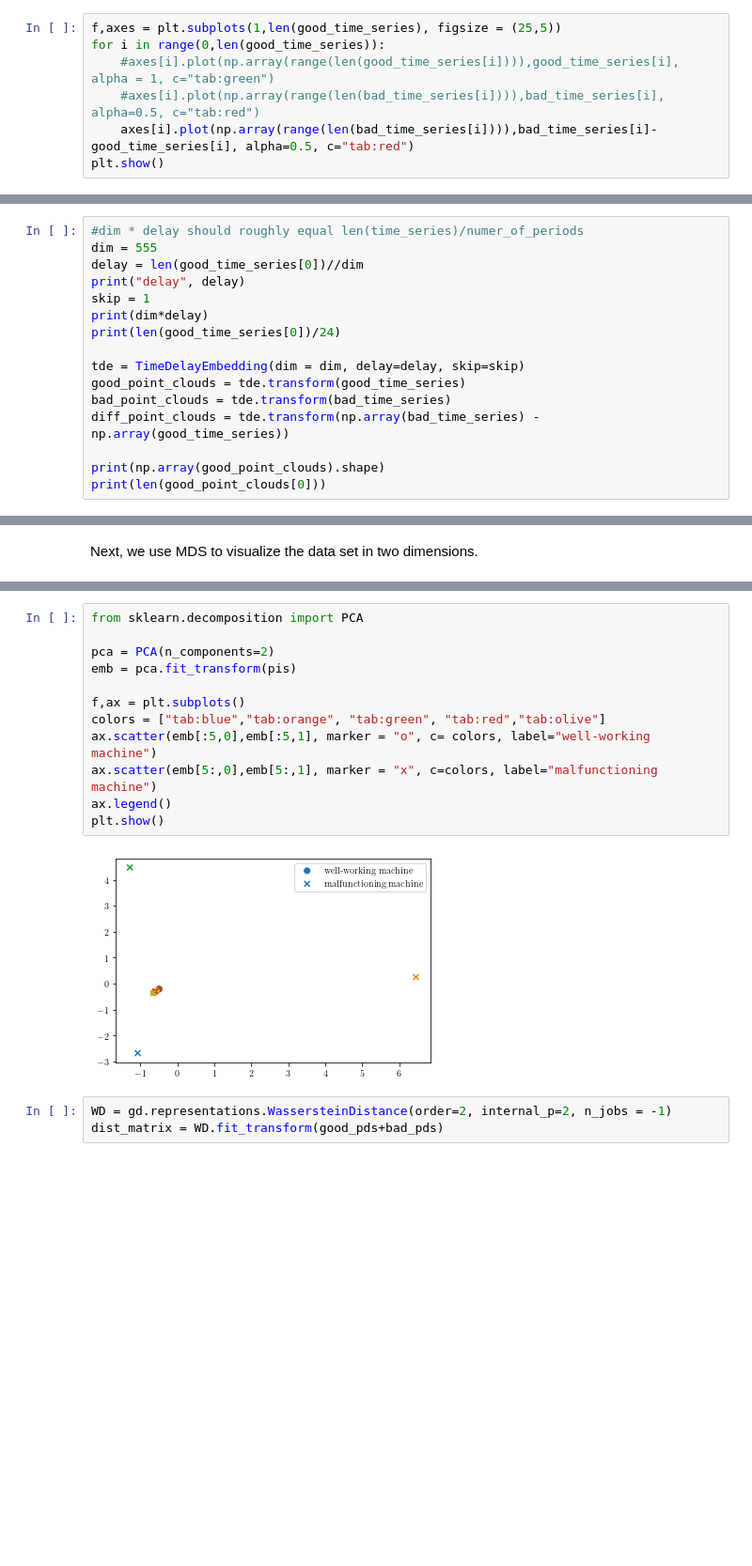
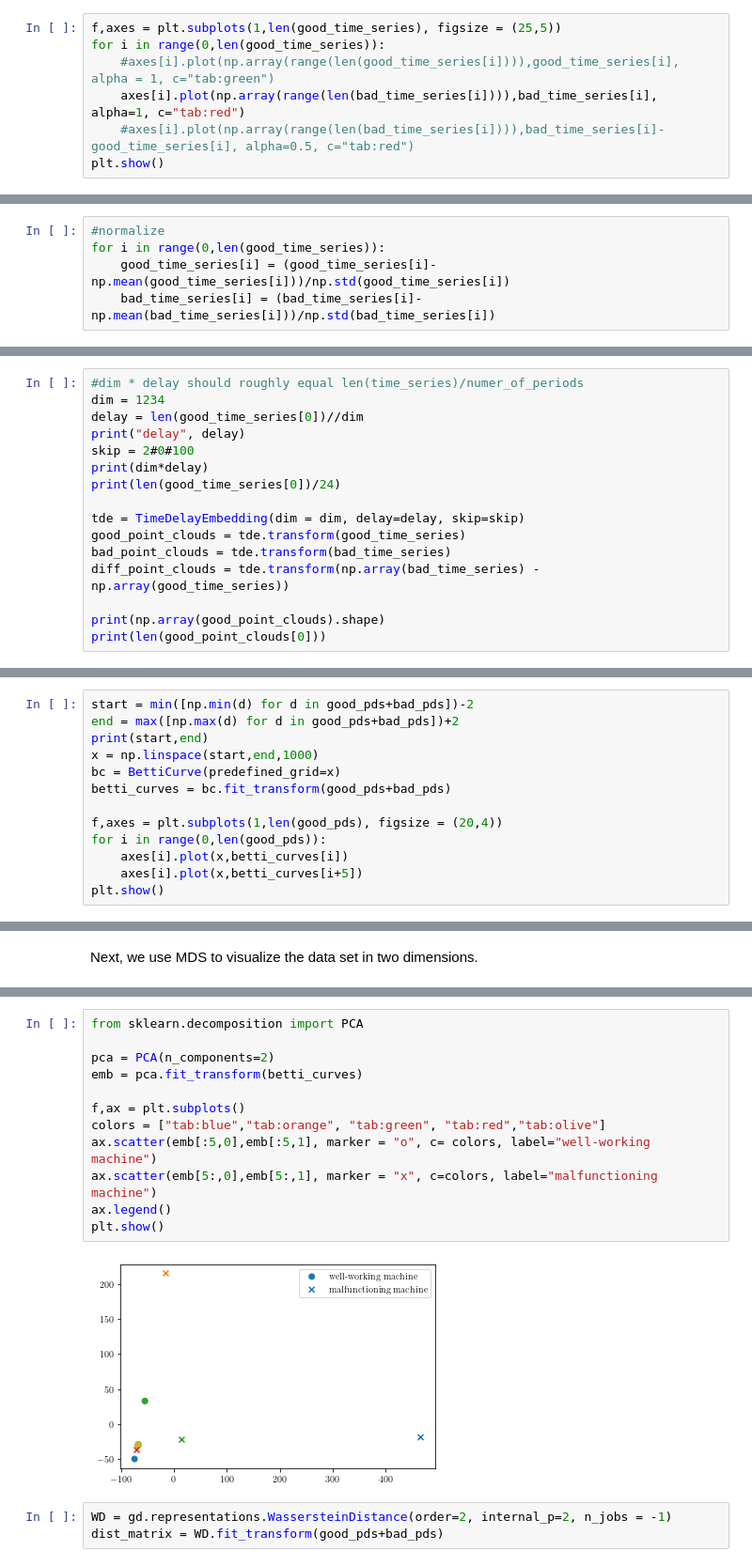
Before and after one commit to nihell/MachineSignalProcessing, a Jupyter notebook: FirstLook.ipynb, the cells around one changed output, grey strips where cells are left out. Shown: that part at 94% size. Drawn from its saved outputs; the diff is of its cells as text; blank space fills up the shorter version.

```diff
--- a/FirstLook.ipynb
+++ b/FirstLook.ipynb
@@ -42,7 +43,7 @@ Let us plot the time series
 f,axes = plt.subplots(1,len(good_time_series), figsize = (25,5))
 for i in range(0,len(good_time_series)):
     #axes[i].plot(np.array(range(len(good_time_series[i]))),good_time_series[i], alpha = 1, c="tab:green")
-    #axes[i].plot(np.array(range(len(bad_time_series[i]))),bad_time_series[i], alpha=0.5, c="tab:red")
-    axes[i].plot(np.array(range(len(bad_time_series[i]))),bad_time_series[i]-good_time_series[i], alpha=0.5, c="tab:red")
+    axes[i].plot(np.array(range(len(bad_time_series[i]))),bad_time_series[i], alpha=1, c="tab:red")
+    #axes[i].plot(np.array(range(len(bad_time_series[i]))),bad_time_series[i]-good_time_series[i], alpha=0.5, c="tab:red")
 plt.show()
 # %% [output]
@@ -50,3 +51,8 @@ plt.show()
+# %%
+#normalize
+for i in range(0,len(good_time_series)):
+    good_time_series[i] = (good_time_series[i]-np.mean(good_time_series[i]))/np.std(good_time_series[i])
+    bad_time_series[i] = (bad_time_series[i]-np.mean(bad_time_series[i]))/np.std(bad_time_series[i])
 # %% [markdown]
 Now we use time delay embedding, mapping a time series valued in $\mathbb{R}$ to a point cloud in $\mathbb{R}^4$.
 The parameters are determined by trial and error.
@@ -54,10 +60,10 @@ Concretely, using $dim =4, delay = 5, skip = 6$, we map the sequence
 $$(x_1, x_2, x_3, x_4, x_5, x_6, \ldots)\mapsto ((x_1, x_6, x_{11}, x_{16}), (x_7,x_{12}, x_{17},x_{22}),(x_{13},x_{18},x_{23},x_{28})).$$
 # %%
 #dim * delay should roughly equal len(time_series)/numer_of_periods
-dim = 555
+dim = 1234
 delay = len(good_time_series[0])//dim
 print("delay", delay)
-skip = 1
+skip = 2#0#100
 print(dim*delay)
 print(len(good_time_series[0])/24)
 
@@ -118,0 +125,13 @@ plt.show()
+# %%
+start = min([np.min(d) for d in good_pds+bad_pds])-2
+end = max([np.max(d) for d in good_pds+bad_pds])+2
+print(start,end)
+x = np.linspace(start,end,1000)
+bc = BettiCurve(predefined_grid=x)
+betti_curves = bc.fit_transform(good_pds+bad_pds)
+
+f,axes = plt.subplots(1,len(good_pds), figsize = (20,4))
+for i in range(0,len(good_pds)):
+    axes[i].plot(x,betti_curves[i])
+    axes[i].plot(x,betti_curves[i+5])
+plt.show()
@@ -146,17 +168,17 @@ plt.show()
 # %%
 from sklearn.decomposition import PCA
 
 pca = PCA(n_components=2)
-emb = pca.fit_transform(pis)
+emb = pca.fit_transform(betti_curves)
 
 f,ax = plt.subplots()
 colors = ["tab:blue","tab:orange", "tab:green", "tab:red","tab:olive"]
 ax.scatter(emb[:5,0],emb[:5,1], marker = "o", c= colors, label="well-working machine")
 ax.scatter(emb[5:,0],emb[5:,1], marker = "x", c=colors, label="malfunctioning machine")
 ax.legend()
 plt.show()
 # %% [output]
-[figure, old version]
+[figure, new version]
 # %%
 WD = gd.representations.WassersteinDistance(order=2, internal_p=2, n_jobs = -1)
 dist_matrix = WD.fit_transform(good_pds+bad_pds)
```
Also changed, not shown: parts of 11 cells of this notebook, 2 other files.
